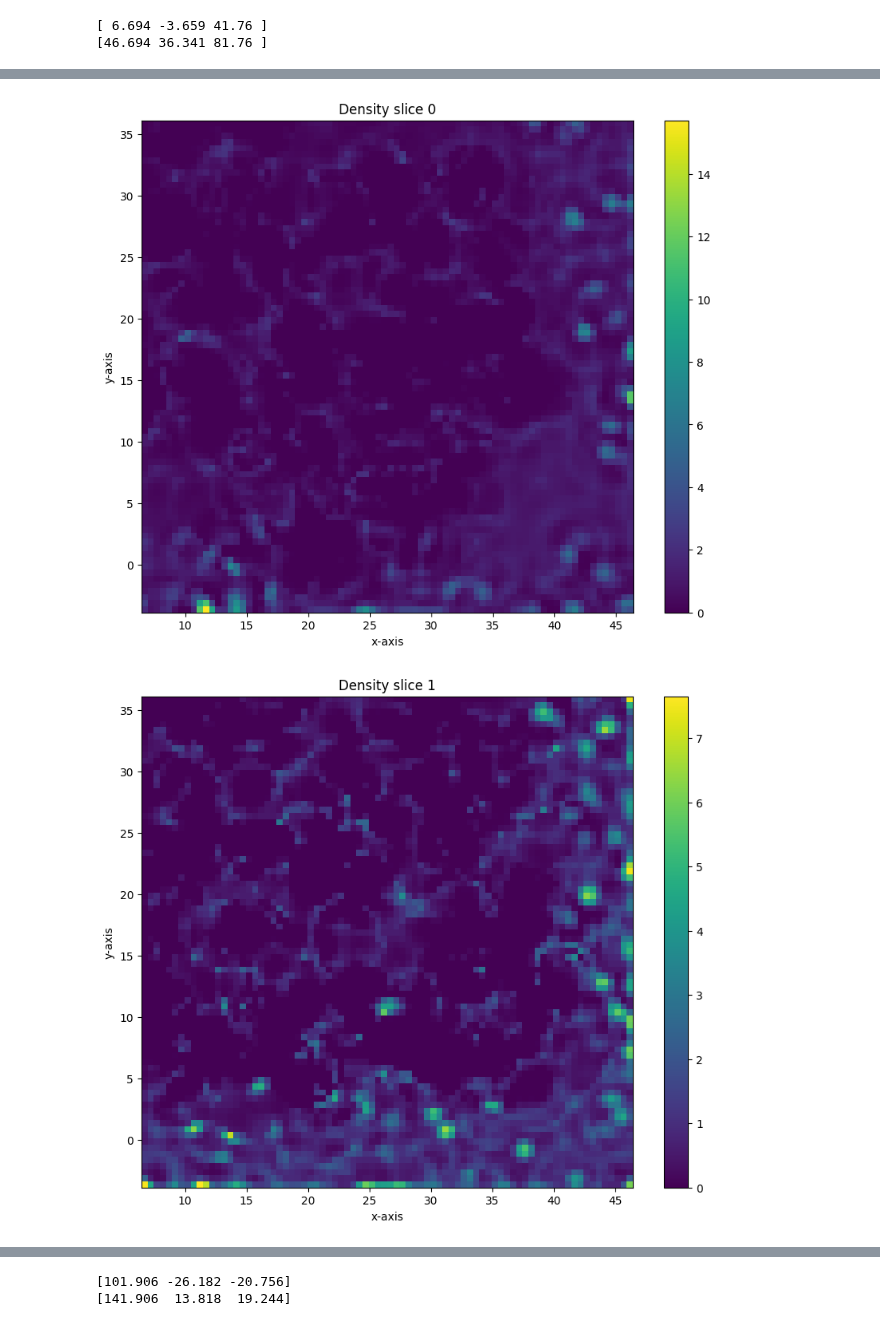
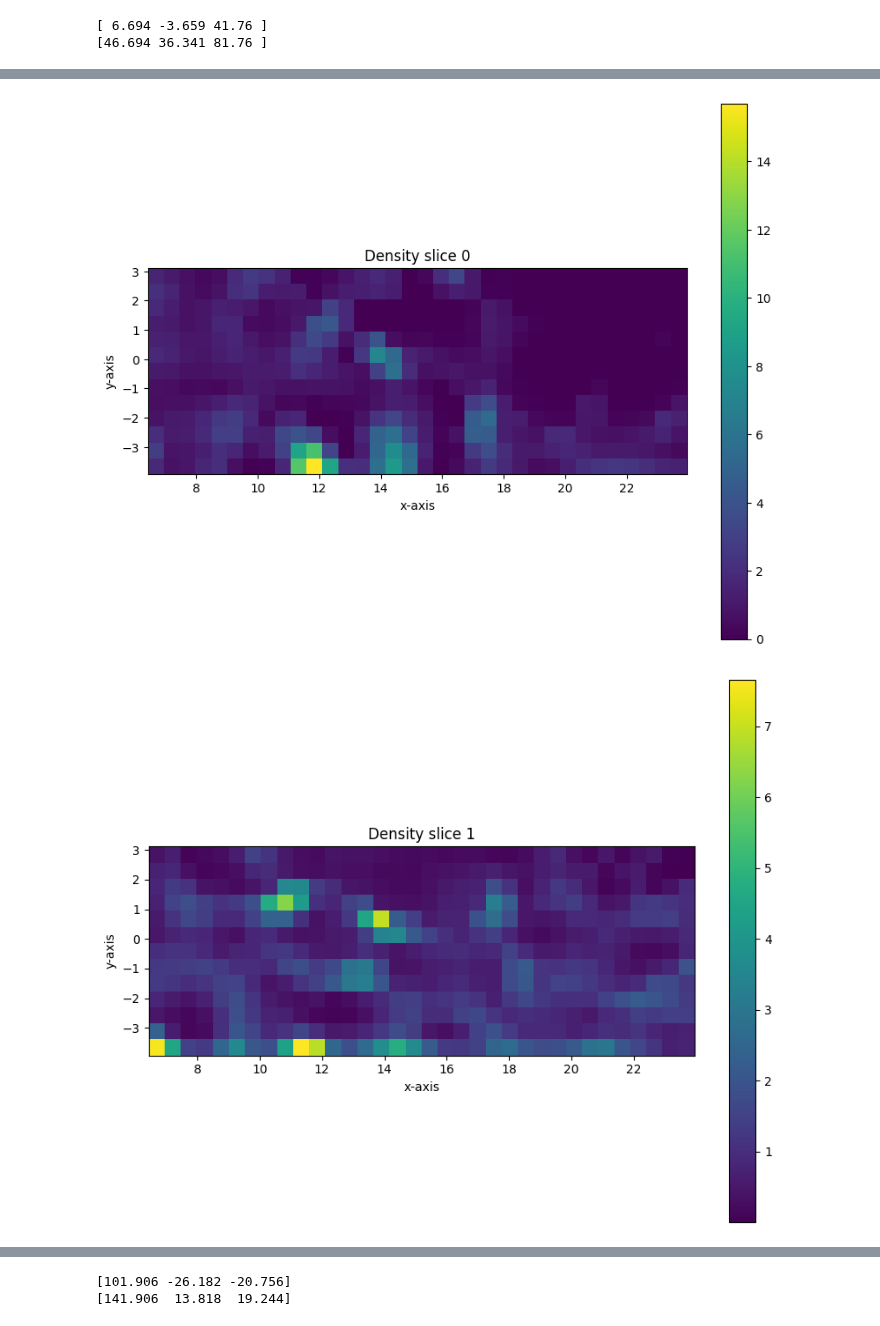
Before and after one commit to unitaryfund/aquapointer, a Jupyter notebook: notebooks/slicing_demo.ipynb, the cells around one changed output, grey strips where cells are left out. Cells and saved outputs as stored; diff of their text form; code cells hidden in the pictures.

```diff
--- a/notebooks/slicing_demo.ipynb
+++ b/notebooks/slicing_demo.ipynb
@@ -39,10 +39,10 @@ for c, canvas in enumerate(canvases):
 # %%
 cropped_canvases = deepcopy(canvases)
 
 for c, canvas in enumerate(canvases):
     cropped = deepcopy(canvas)
     cropped.crop_canvas((40, 40), (20, 20))
-    canvas.plotting_objects(title=f"Density slice {c}")
+    cropped.draw(title=f"Density slice {c}")
 # %% [output]
-[figure, old version]
+[figure, new version]
-[figure, old version]
+[figure, new version]
```
Also changed, not shown: parts of 12 cells of this notebook, 1 other file.
